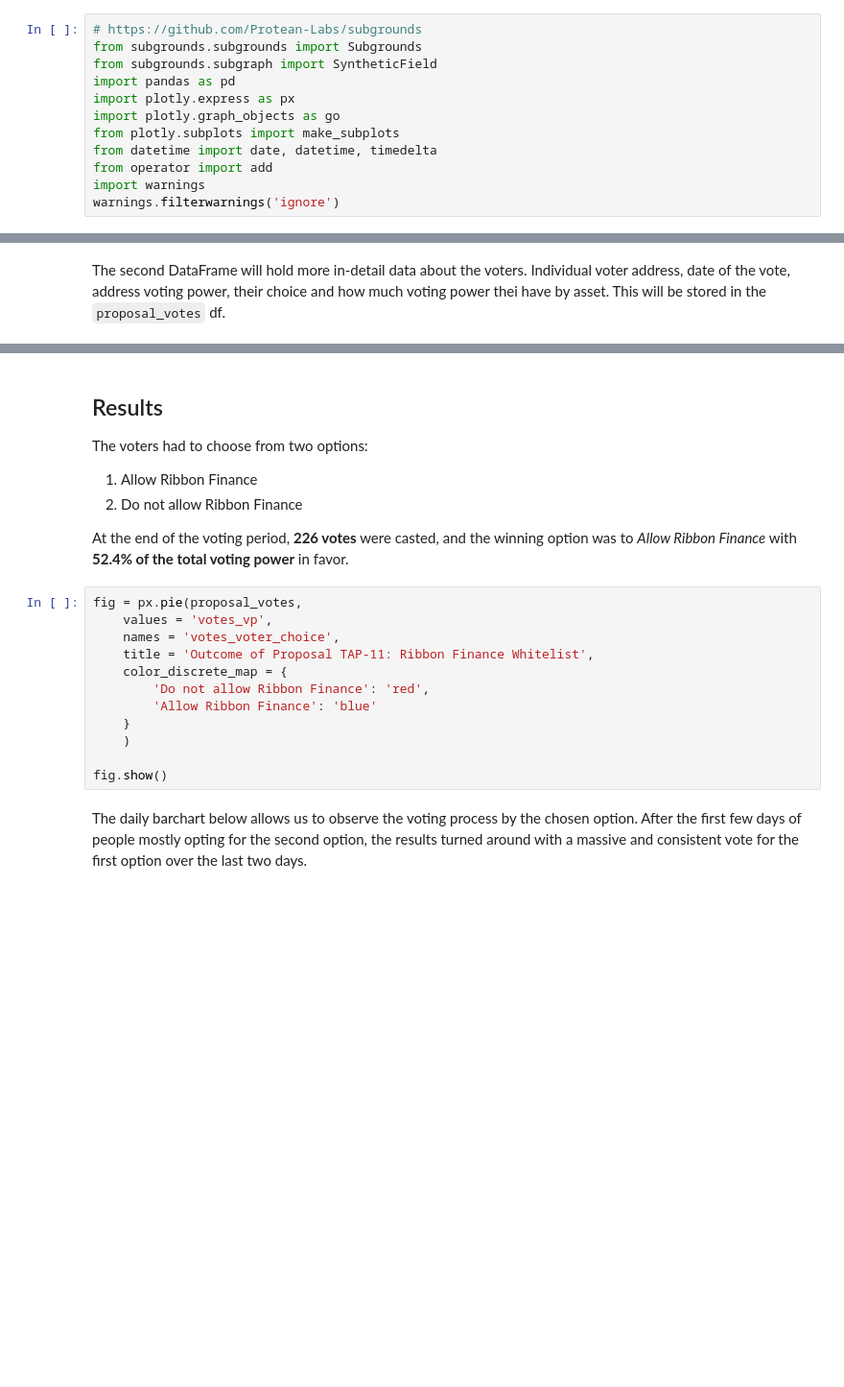
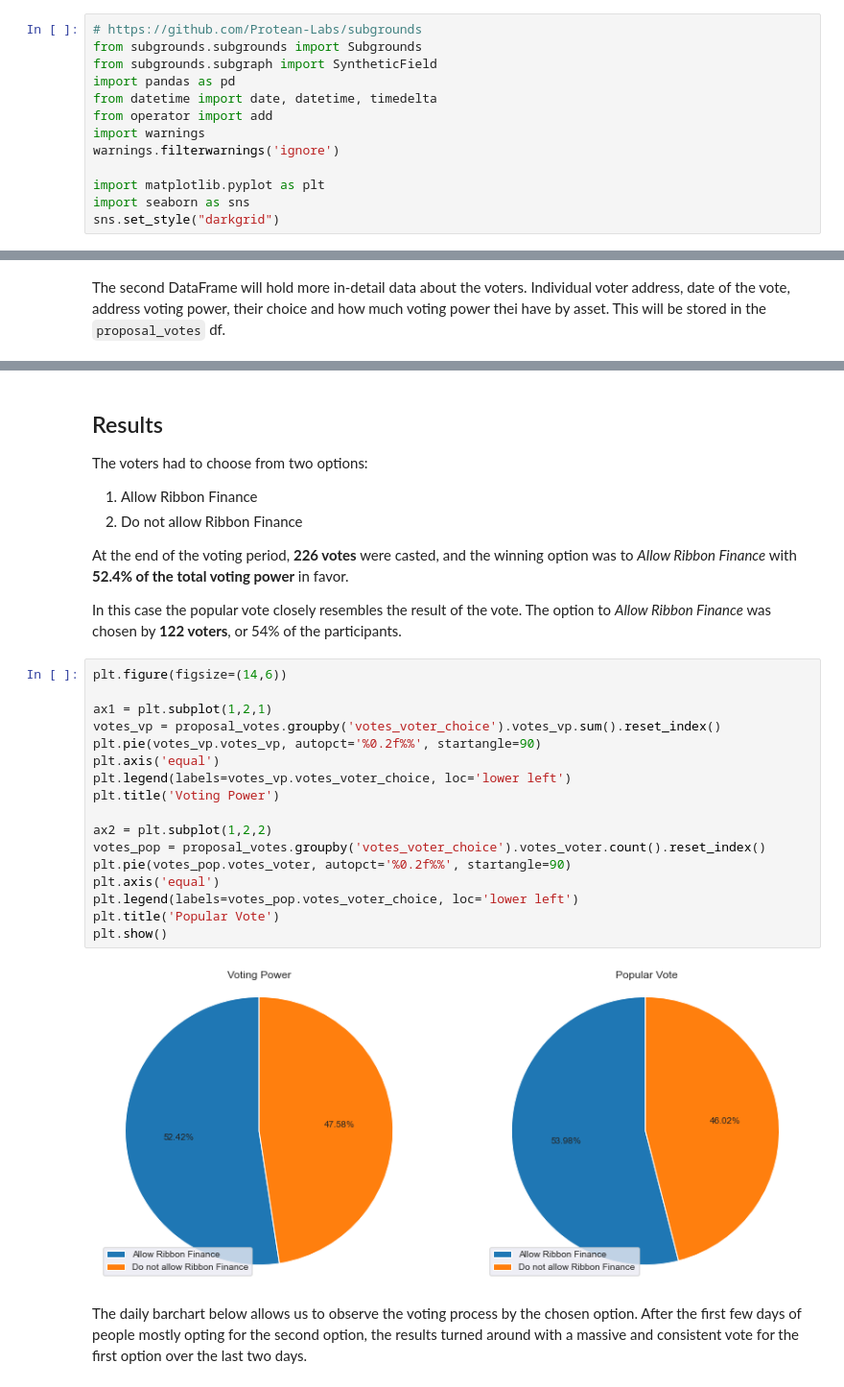
Before and after one commit to MeiLiing/flipside_bounties, a Jupyter notebook: olympus_bounties/ohmies_voting.ipynb, the cells around one changed output, grey strips where cells are left out. Shown at 96% size. Cells and saved outputs as stored; diff of their text form; blank space fills up the shorter version.

Commit message:
replaced plotly with seaborn

```diff
--- a/olympus_bounties/ohmies_voting.ipynb
+++ b/olympus_bounties/ohmies_voting.ipynb
@@ -29,13 +29,14 @@ In the block below we will first import all the modules necessary to pull the da
 from subgrounds.subgrounds import Subgrounds
 from subgrounds.subgraph import SyntheticField
 import pandas as pd
-import plotly.express as px
-import plotly.graph_objects as go
-from plotly.subplots import make_subplots
 from datetime import date, datetime, timedelta
 from operator import add
 import warnings
 warnings.filterwarnings('ignore')
+
+import matplotlib.pyplot as plt
+import seaborn as sns
+sns.set_style("darkgrid")
 # %% [markdown]
 Once imported, the Subgrounds module can be initialized and the Snapshot API loaded in the `snapshot` variable.
 # %%
@@ -142,18 +143,27 @@ The voters had to choose from two options:
 2. Do not allow Ribbon Finance
 
 At the end of the voting period, **226 votes** were casted, and the winning option was to *Allow Ribbon Finance* with **52.4% of the total voting power** in favor.
+
+In this case the popular vote closely resembles the result of the vote. The option to *Allow Ribbon Finance* was chosen by **122 voters**, or 54% of the participants.
-# %%
-fig = px.pie(proposal_votes,
-    values = 'votes_vp',
-    names = 'votes_voter_choice',
-    title = 'Outcome of Proposal TAP-11: Ribbon Finance Whitelist',
-    color_discrete_map = {
-        'Do not allow Ribbon Finance': 'red',
-        'Allow Ribbon Finance': 'blue'
-    }
-    )
-
-fig.show()
+# %%
+plt.figure(figsize=(14,6))
+
+ax1 = plt.subplot(1,2,1)
+votes_vp = proposal_votes.groupby('votes_voter_choice').votes_vp.sum().reset_index()
+plt.pie(votes_vp.votes_vp, autopct='%0.2f%%', startangle=90)
+plt.axis('equal')
+plt.legend(labels=votes_vp.votes_voter_choice, loc='lower left')
+plt.title('Voting Power')
+
+ax2 = plt.subplot(1,2,2)
+votes_pop = proposal_votes.groupby('votes_voter_choice').votes_voter.count().reset_index()
+plt.pie(votes_pop.votes_voter, autopct='%0.2f%%', startangle=90)
+plt.axis('equal')
+plt.legend(labels=votes_pop.votes_voter_choice, loc='lower left')
+plt.title('Popular Vote')
+plt.show()
+# %% [output]
+[figure, added]
 # %% [markdown]
 The daily barchart below allows us to observe the voting process by the chosen option. After the first few days of people mostly opting for the second option, the results turned around with a massive and consistent vote for the first option over the last two days.
 # %%
```
Also changed, not shown: parts of 7 cells of this notebook, 2 other files.
